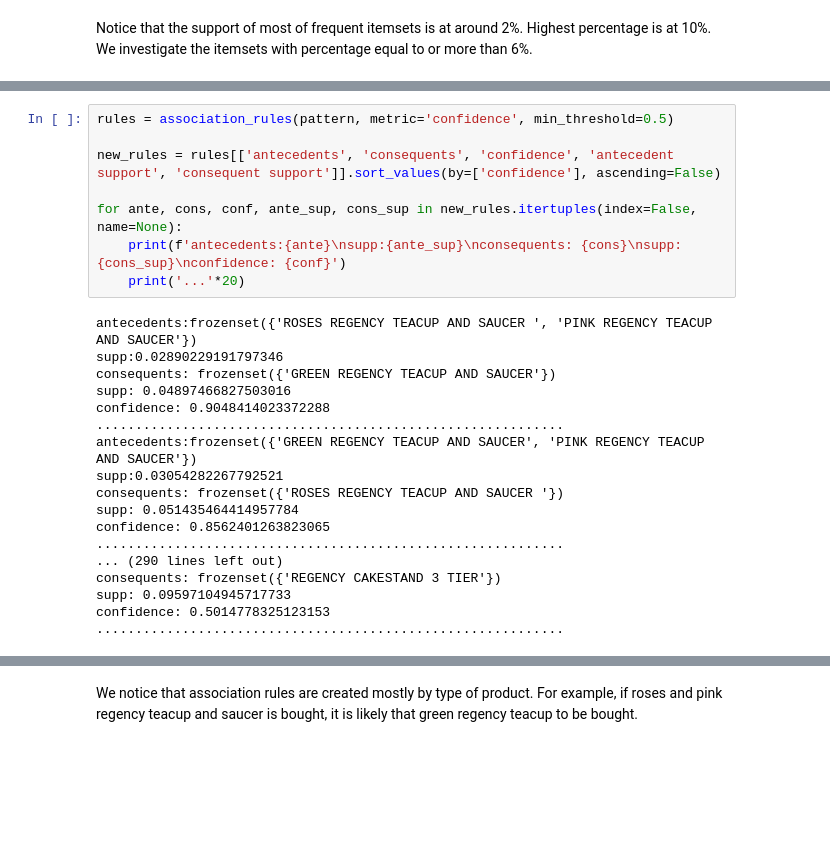
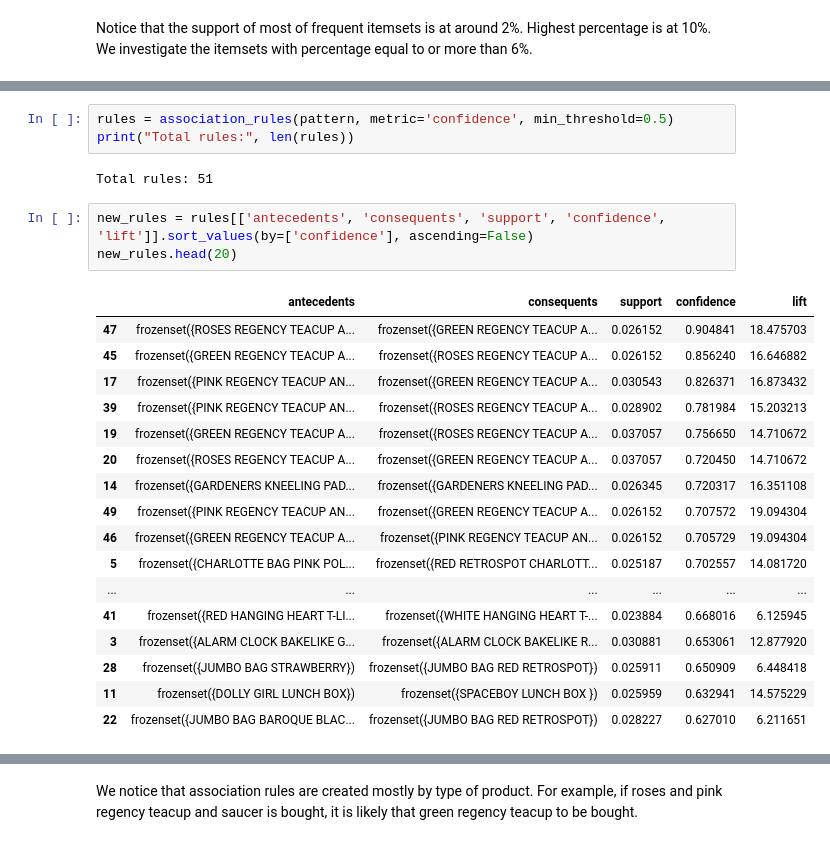
Before and after one commit to NouRALsaidD/data_mining_2026, a Jupyter notebook: data_mining_project_template.ipynb, the cells around one changed output, grey strips where cells are left out. Cells and saved outputs as stored; diff of their text form; blank space fills up the shorter version.

```diff
--- a/data_mining_project_template.ipynb
+++ b/data_mining_project_template.ipynb
@@ -1949,26 +1943,26 @@ pattern[(pattern['support'] >= 0.06)].sort_values(by=['support'], ascending=Fals
-# %%
-rules = association_rules(pattern, metric='confidence', min_threshold=0.5)
-
-new_rules = rules[['antecedents', 'consequents', 'confidence', 'antecedent support', 'consequent support']].sort_values(by=['confidence'], ascending=False)
-
-for ante, cons, conf, ante_sup, cons_sup in new_rules.itertuples(index=False, name=None):
-    print(f'antecedents:{ante}\nsupp:{ante_sup}\nconsequents: {cons}\nsupp: {cons_sup}\nconfidence: {conf}')
-    print('...'*20)
-# %% [output]
-antecedents:frozenset({'ROSES REGENCY TEACUP AND SAUCER ', 'PINK REGENCY TEACUP AND SAUCER'})
-supp:0.02890229191797346
-consequents: frozenset({'GREEN REGENCY TEACUP AND SAUCER'})
-supp: 0.04897466827503016
-confidence: 0.9048414023372288
-............................................................
-antecedents:frozenset({'GREEN REGENCY TEACUP AND SAUCER', 'PINK REGENCY TEACUP AND SAUCER'})
-supp:0.03054282267792521
-consequents: frozenset({'ROSES REGENCY TEACUP AND SAUCER '})
-supp: 0.051435464414957784
-confidence: 0.8562401263823065
-............................................................
-... (290 lines left out)
-consequents: frozenset({'REGENCY CAKESTAND 3 TIER'})
-supp: 0.09597104945717733
-confidence: 0.5014778325123153
-............................................................
+# %%
+rules = association_rules(pattern, metric='confidence', min_threshold=0.5)
+print("Total rules:", len(rules))
+# %% [output]
+Total rules: 51
+# %%
+new_rules = rules[['antecedents', 'consequents', 'support', 'confidence', 'lift']].sort_values(by=['confidence'], ascending=False)
+new_rules.head(20)
+# %% [output]
+|  | antecedents | consequents | support | confidence | lift |
+| 47 | frozenset({ROSES REGENCY TEACUP A... | frozenset({GREEN REGENCY TEACUP A... | 0.026152 | 0.904841 | 18.475703 |
+| 45 | frozenset({GREEN REGENCY TEACUP A... | frozenset({ROSES REGENCY TEACUP A... | 0.026152 | 0.856240 | 16.646882 |
+| 17 | frozenset({PINK REGENCY TEACUP AN... | frozenset({GREEN REGENCY TEACUP A... | 0.030543 | 0.826371 | 16.873432 |
+| 39 | frozenset({PINK REGENCY TEACUP AN... | frozenset({ROSES REGENCY TEACUP A... | 0.028902 | 0.781984 | 15.203213 |
+| 19 | frozenset({GREEN REGENCY TEACUP A... | frozenset({ROSES REGENCY TEACUP A... | 0.037057 | 0.756650 | 14.710672 |
+| 20 | frozenset({ROSES REGENCY TEACUP A... | frozenset({GREEN REGENCY TEACUP A... | 0.037057 | 0.720450 | 14.710672 |
+| 14 | frozenset({GARDENERS KNEELING PAD... | frozenset({GARDENERS KNEELING PAD... | 0.026345 | 0.720317 | 16.351108 |
+| 49 | frozenset({PINK REGENCY TEACUP AN... | frozenset({GREEN REGENCY TEACUP A... | 0.026152 | 0.707572 | 19.094304 |
+| 46 | frozenset({GREEN REGENCY TEACUP A... | frozenset({PINK REGENCY TEACUP AN... | 0.026152 | 0.705729 | 19.094304 |
+| 5 | frozenset({CHARLOTTE BAG PINK POL... | frozenset({RED RETROSPOT CHARLOTT... | 0.025187 | 0.702557 | 14.081720 |
+| ... | ... | ... | ... | ... | ... |
+| 41 | frozenset({RED HANGING HEART T-LI... | frozenset({WHITE HANGING HEART T-... | 0.023884 | 0.668016 | 6.125945 |
+| 3 | frozenset({ALARM CLOCK BAKELIKE G... | frozenset({ALARM CLOCK BAKELIKE R... | 0.030881 | 0.653061 | 12.877920 |
+| 28 | frozenset({JUMBO BAG STRAWBERRY}) | frozenset({JUMBO BAG RED RETROSPOT}) | 0.025911 | 0.650909 | 6.448418 |
+| 11 | frozenset({DOLLY GIRL LUNCH BOX}) | frozenset({SPACEBOY LUNCH BOX }) | 0.025959 | 0.632941 | 14.575229 |
+| 22 | frozenset({JUMBO BAG BAROQUE BLAC... | frozenset({JUMBO BAG RED RETROSPOT}) | 0.028227 | 0.627010 | 6.211651 |
```
Also changed, not shown: parts of 18 cells of this notebook.
